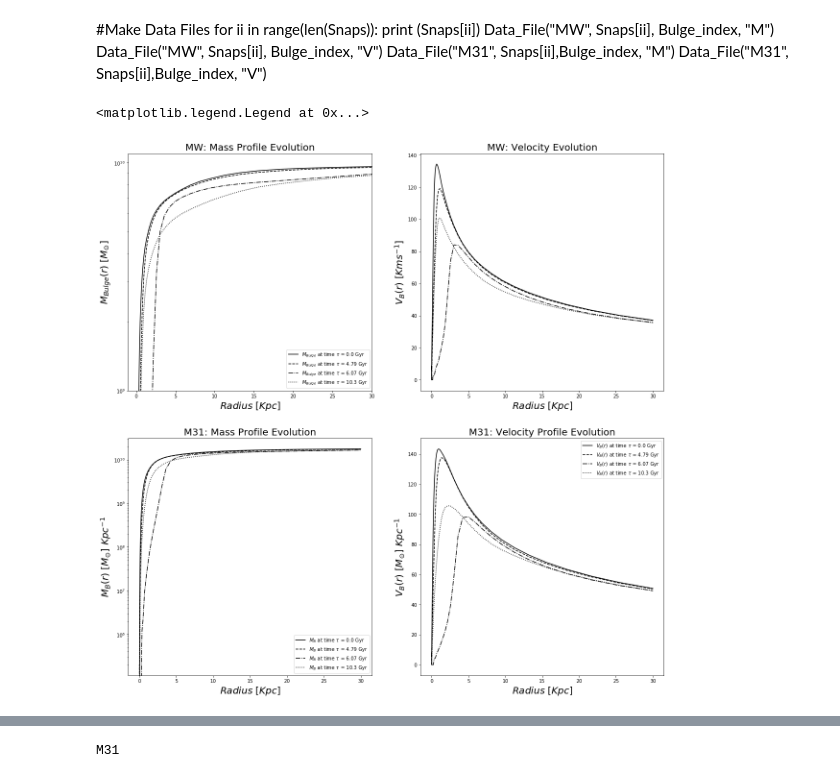
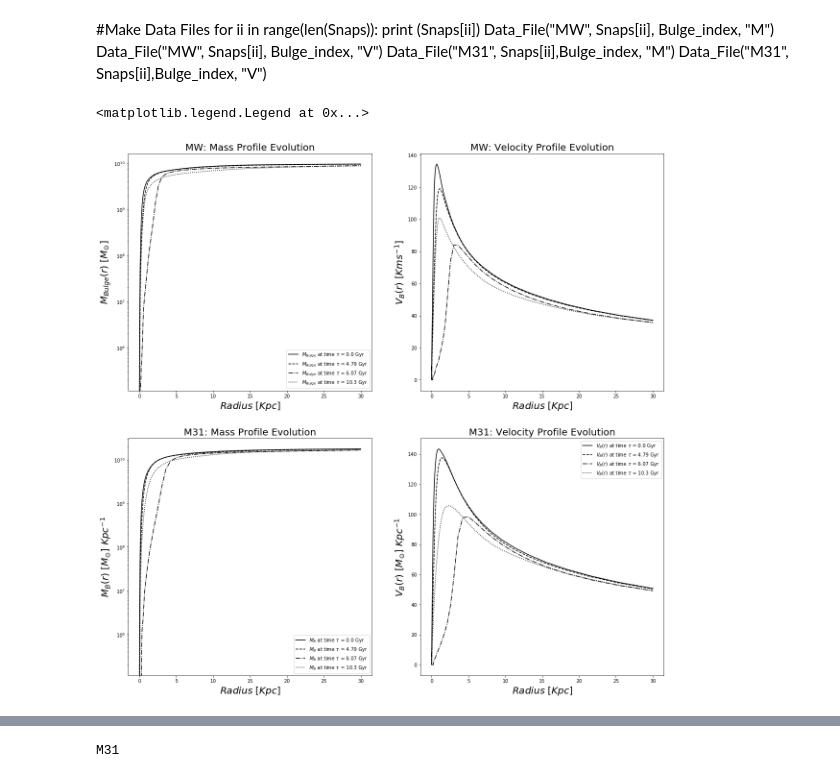
Before and after one commit to tbainesUA/ASTR400B_Baines, a Jupyter notebook: Programs/Project.ipynb, the cells around one changed output, grey strips where cells are left out. Saved outputs shown, nothing was run; the diff lists cells and outputs as text; code cells hidden in the pictures.

```diff
--- a/Programs/Project.ipynb
+++ b/Programs/Project.ipynb
@@ -78,7 +80,7 @@ plt.subplots_adjust(hspace = 0.2)
 
 
 plt.subplot(2,2,1)
-plt.axis([-1, 30, 1e9, 1.1e10])
+#plt.axis([-1, 30, 1e9, 1.1e10])
 plt.title("MW: Mass Profile Evolution", fontsize = 20)
 plt.xlabel("$Radius$ $[Kpc]$", fontsize = 20)
 plt.ylabel("$M_{Bulge}(r)$ $[M_{\odot}]$", fontsize = 20)
@@ -91,7 +93,7 @@ for file in range(len(Data_files_Mass_MW)):
                 label = "$M_{Bulge}$ at time $\\tau$ = " + str(Times[file])+" Gyr")
 plt.legend()
 plt.subplot(2,2,2)
-plt.title("MW: Velocity Evolution", fontsize = 20)
+plt.title("MW: Velocity Profile Evolution", fontsize = 20)
 plt.xlabel("$Radius$ $[Kpc]$", fontsize = 20)
 plt.ylabel("$V_{B}(r)$ $[Kms^{-1}]$", fontsize = 20)
 for file in range(len(Data_files_Velocity_MW)):
@@ -103,33 +105,34 @@ plt.legend
 
 plt.subplot(2,2,3)
 plt.title("M31: Mass Profile Evolution", fontsize = 20)
 plt.xlabel("$Radius$ $[Kpc]$", fontsize = 20)
 plt.ylabel("$M_{B}(r)$ $[M_{\odot}]$ $Kpc^{-1}$", fontsize = 20)
+#plt.axis([-1, 30, 1e9, 2e10])
 for file in range(len(Data_files_Mass_M31)):
     # Load Data_file in
     Data = np.genfromtxt(Data_files_Mass_M31[file], comments="#")
 
 
     #Plot data
     plt.semilogy(Data[:,0], Data[:,1], color = 'black', ls = ls[file], \
                 label = "$M_{B}$ at time $\\tau$ = " + str(Times[file])+" Gyr")
 plt.legend()
 
 plt.subplot(2,2,4)
 plt.title("M31: Velocity Profile Evolution", fontsize = 20)
 plt.xlabel("$Radius$ $[Kpc]$", fontsize = 20)
 plt.ylabel("$V_{B}(r)$ $[M_{\odot}]$ $Kpc^{-1}$", fontsize = 20)
 for file in range(len(Data_files_Velocity_M31)):
     # Load Data_file in
     Data = np.genfromtxt(Data_files_Velocity_M31[file], comments="#")
 
 
     #Plot data
     plt.plot(Data[:,0], Data[:,1], color = 'black', ls = ls[file], \
                 label = "$V_{B}(r)$ at time $\\tau$ = " + str(Times[file])+" Gyr")
 plt.legend()
 # %% [output]
 <matplotlib.legend.Legend at 0x...>
-[figure, old version]
+[figure, new version]
 # %%
 # Make merger file
```
Also changed, not shown: parts of 18 cells of this notebook.
